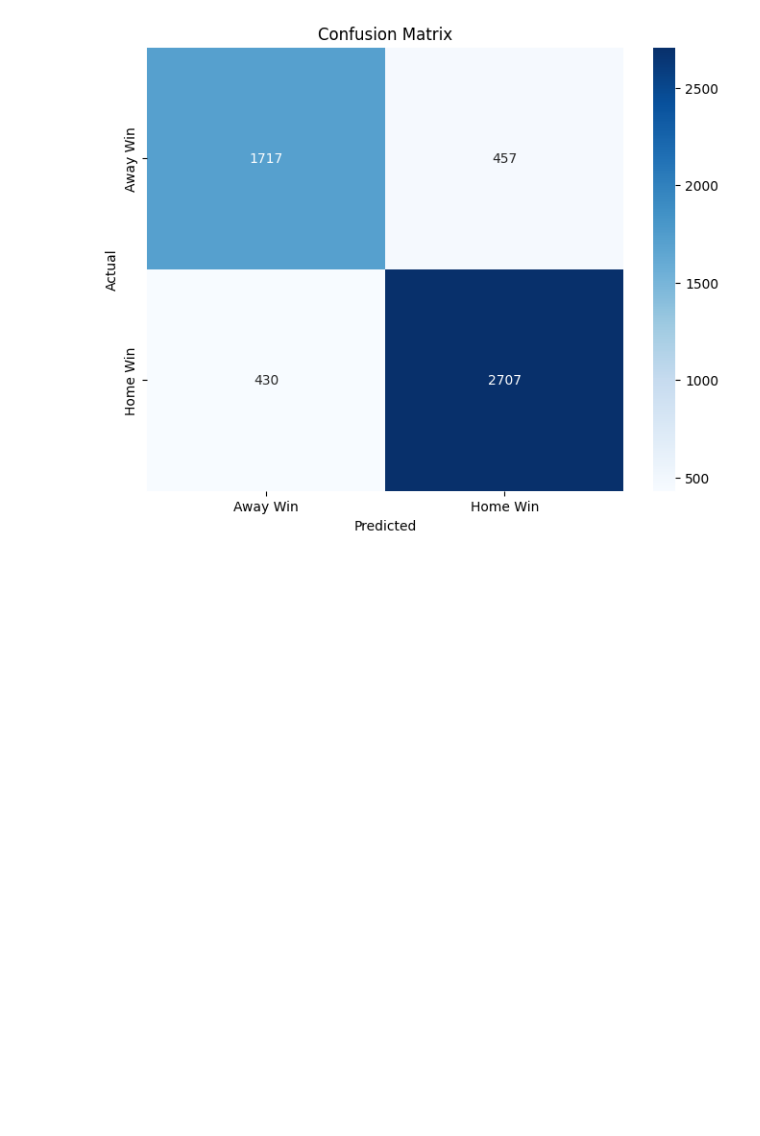
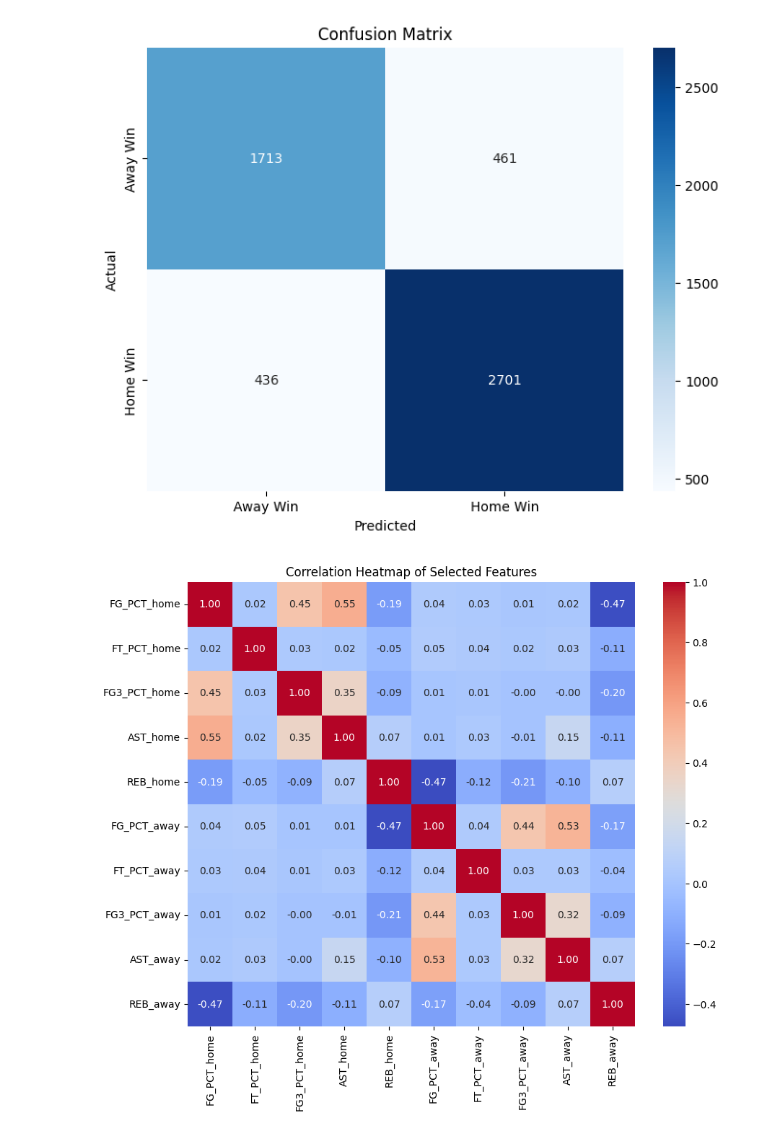
Before and after one commit to MikkoDT/MEXE_Electives_2_Finals_Project_Machine_Learning_2025, a Jupyter notebook: MEXE_E2_Finals/Banawa_Falcunaya_NBA Games Data/Notebook/Finals_NBA_Games.ipynb, the cells around one changed output. Drawn from its saved outputs; the diff is of its cells as text; code cells hidden in the pictures; blank space fills up the shorter version.

```diff
--- a/MEXE_E2_Finals/Banawa_Falcunaya_NBA Games Data/Notebook/Finals_NBA_Games.ipynb
+++ b/MEXE_E2_Finals/Banawa_Falcunaya_NBA Games Data/Notebook/Finals_NBA_Games.ipynb
@@ -72,6 +65,11 @@ numerical_cols = [
     'PTS_home', 'FG_PCT_home', 'REB_home', 'AST_home', 'TOV_home', 'PF_home',
     'PTS_away', 'FG_PCT_away', 'REB_away', 'AST_away', 'TOV_away', 'PF_away'
 ]
+# %%
+selected_columns = [
+    'FG_PCT_home', 'FT_PCT_home', 'FG3_PCT_home', 'AST_home', 'REB_home',
+    'FG_PCT_away', 'FT_PCT_away', 'FG3_PCT_away', 'AST_away', 'REB_away'
+]
 # %%
 # These are text-like values, such as team IDs or season labels. They cannot be used directly in machine learning.
 categorical_cols = ['HOME_TEAM_ID', 'VISITOR_TEAM_ID', 'SEASON']
@@ -114,7 +112,7 @@ columns_to_drop = ['GAME_DATE_EST', 'GAME_ID', 'GAME_STATUS_TEXT', 'TEAM_ID_home
 # Ensure only existing columns are dropped
 final_columns_to_drop = [col for col in columns_to_drop if col in dataset_encoded.columns]
 
-X = dataset_encoded.drop(columns=final_columns_to_drop + [target_col])
+x = dataset_encoded[selected_columns]
 y = dataset_encoded[target_col]
 # %% [markdown]
 Getting the inputs and output
@@ -309,3 +302,18 @@ plt.title('Confusion Matrix')
 plt.show()
 # %% [output]
 [figure]
+# %%
+
+# Filter the X DataFrame for only the selected columns
+X_selected = x[selected_columns]
+
+# Calculate the correlation matrix for the selected columns
+correlation_matrix_selected = X_selected.corr()
+
+# Plot the heatmap
+plt.figure(figsize=(10, 8)) # Adjust figure size for better visibility of fewer columns
+sns.heatmap(correlation_matrix_selected, annot=True, cmap='coolwarm', fmt=".2f")
+plt.title('Correlation Heatmap of Selected Features')
+plt.show()
+# %% [output]
+[figure, added]
```
Also changed, not shown: parts of 15 cells of this notebook.
